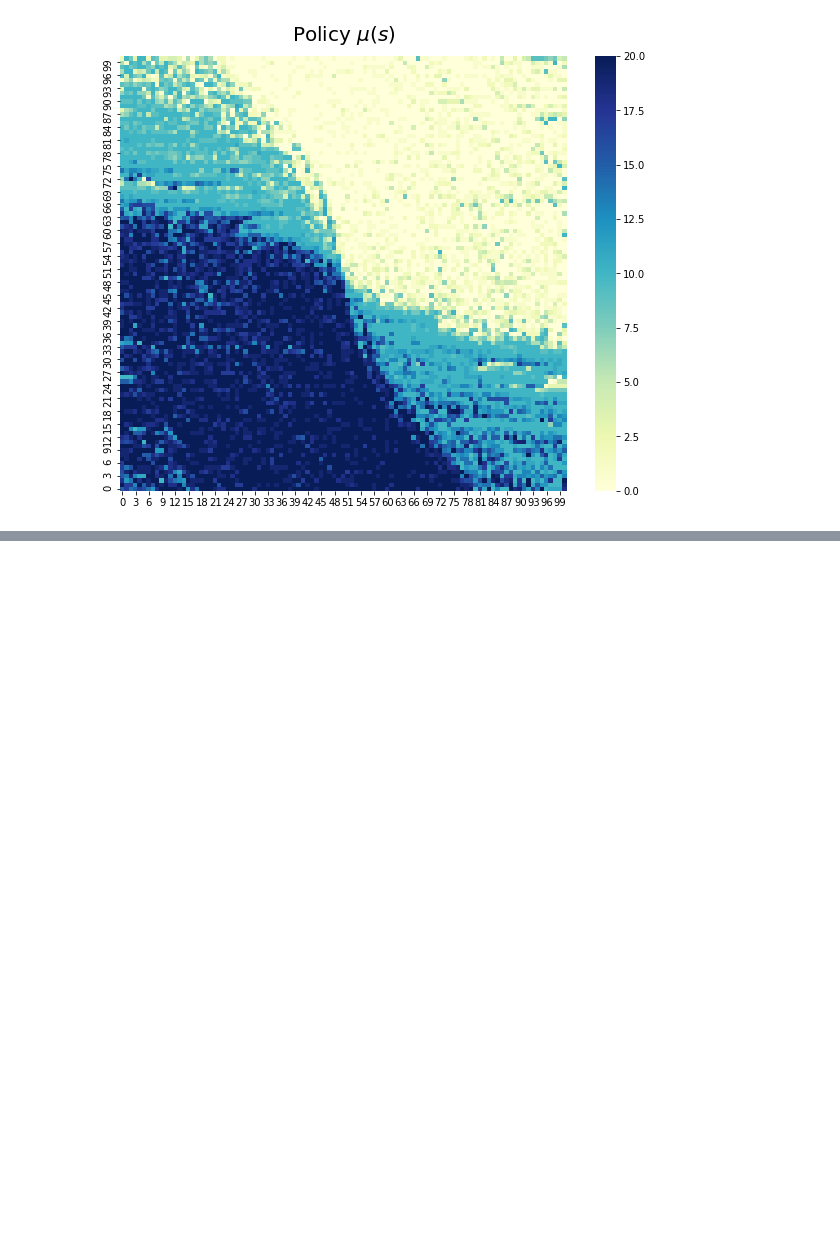
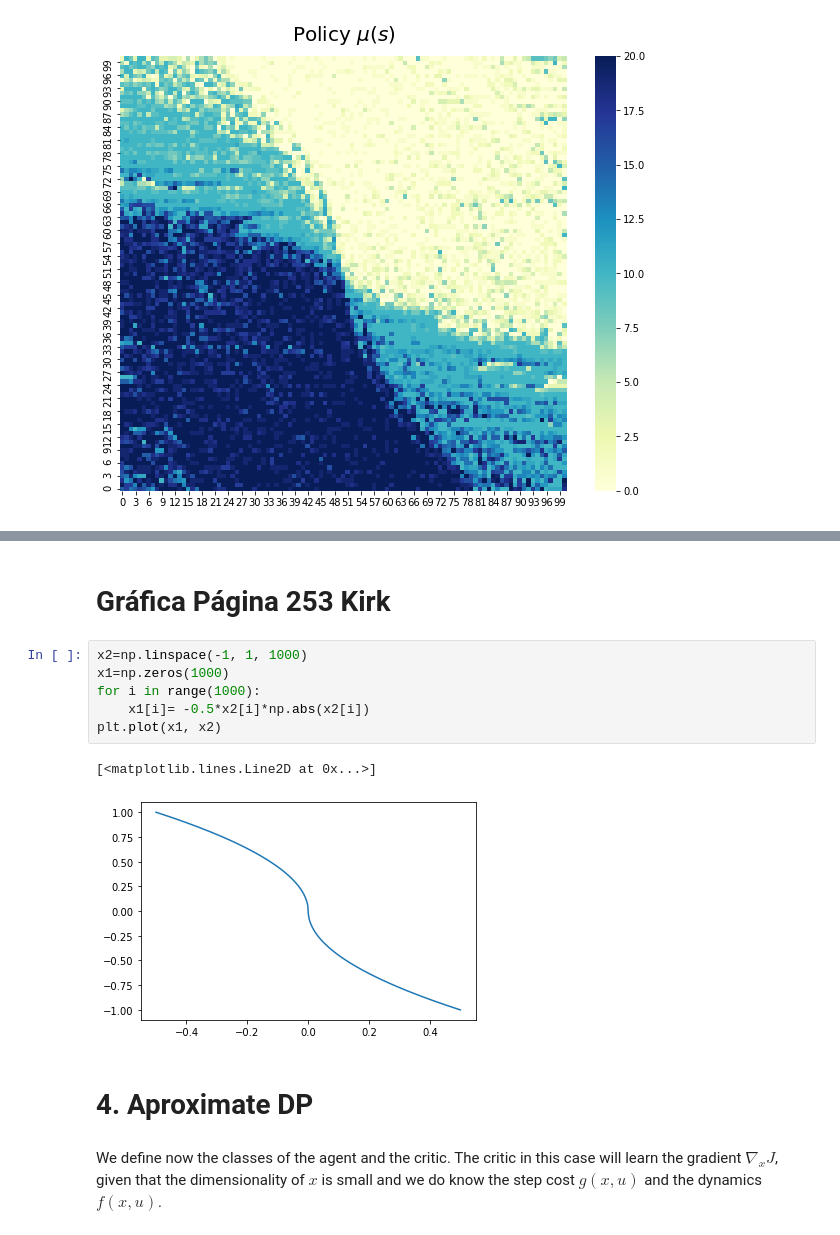
Before and after one commit to tarod13/OptimalControl, a Jupyter notebook: OptimalControl_DP_project.ipynb, the cells around one changed output, grey strips where cells are left out. Saved outputs shown, nothing was run; the diff lists cells and outputs as text; blank space fills up the shorter version.

```diff
--- a/OptimalControl_DP_project.ipynb
+++ b/OptimalControl_DP_project.ipynb
@@ -551,0 +571,15 @@ plt.close()
+# %% [markdown]
+# Gráfica Página 253 Kirk
+# %%
+x2=np.linspace(-1, 1, 1000)
+x1=np.zeros(1000)
+for i in range(1000):
+    x1[i]= -0.5*x2[i]*np.abs(x2[i])
+plt.plot(x1, x2)
+# %% [output]
+[<matplotlib.lines.Line2D at 0x...>]
+[figure, added]
+# %% [markdown]
+# 4. Aproximate DP
+# %% [markdown]
+We define now the classes of the agent and the critic. The critic in this case will learn the gradient $\nabla_xJ$, given that the dimensionality of $x$ is small and we do know the step cost $g(x,u)$ and the dynamics $f(x,u)$.
```
Also changed, not shown: parts of 16 cells of this notebook.
